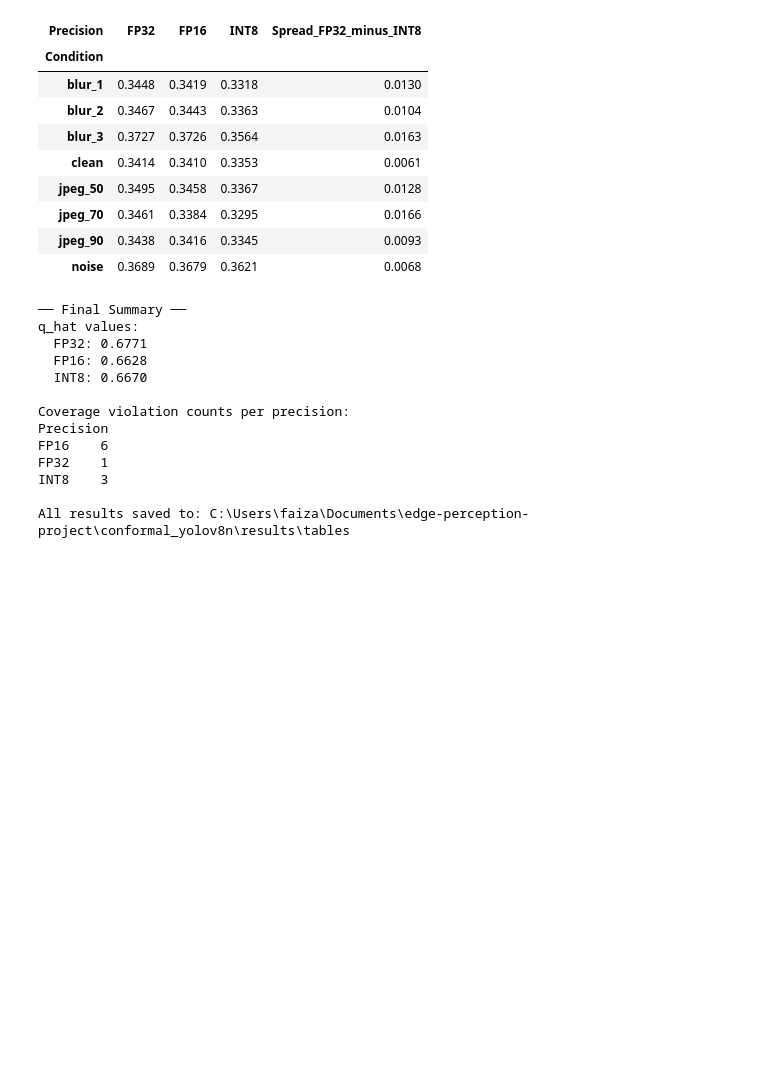
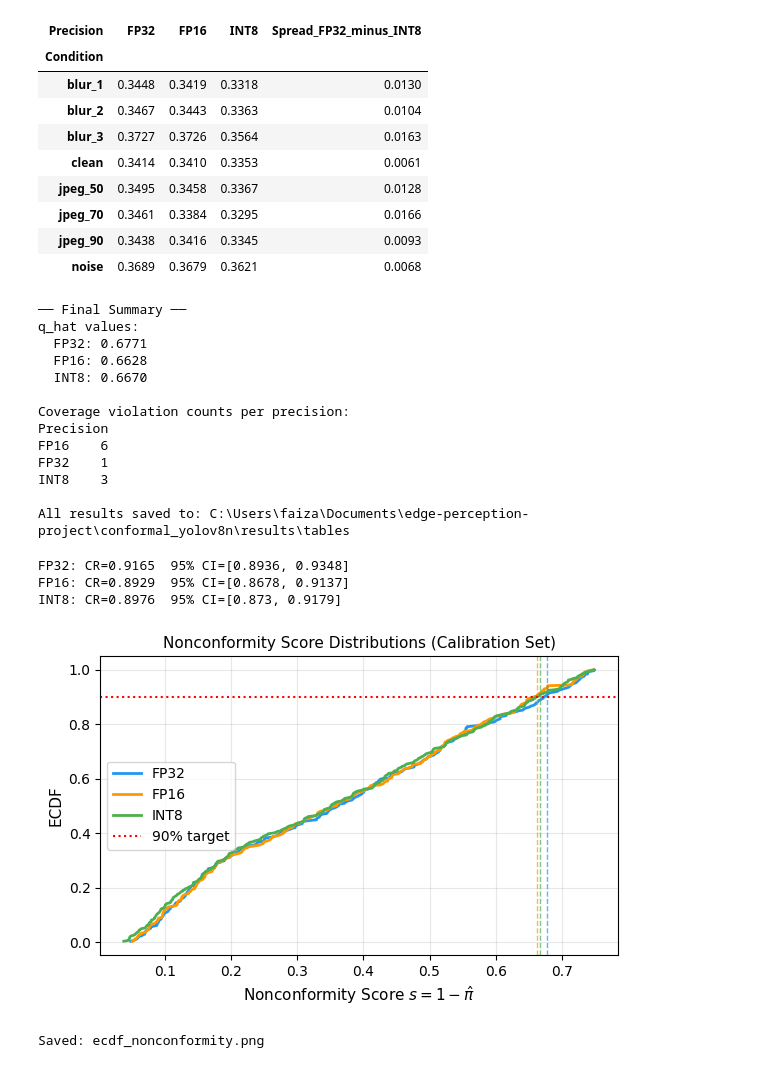
Before and after one commit to FaizanShafi454/edge-perception-quantisation-reliability, a Jupyter notebook: conformal_yolov8n/Phase2_Conformal_Coverage.ipynb, the cells around one changed output. Saved outputs shown, nothing was run; the diff lists cells and outputs as text; code cells hidden in the pictures; blank space fills up the shorter version.

```diff
--- a/conformal_yolov8n/Phase2_Conformal_Coverage.ipynb
+++ b/conformal_yolov8n/Phase2_Conformal_Coverage.ipynb
@@ -878,3 +878,72 @@ FP32    1
 INT8    3
 
 All results saved to: C:\Users\faiza\Documents\edge-perception-project\conformal_yolov8n\results\tables
+# %%
+import numpy as np
+
+def wilson_ci(coverage_rate, n, alpha=0.05):
+    from scipy import stats
+    z = stats.norm.ppf(1 - alpha / 2)
+    p = coverage_rate
+    denom = 1 + z**2 / n
+    centre = (p + z**2 / (2 * n)) / denom
+    margin = (z * np.sqrt(p * (1 - p) / n + z**2 / (4 * n**2))) / denom
+    return round(centre - margin, 4), round(centre + margin, 4)
+
+results = {
+    "FP32": (0.9165, 695),
+    "FP16": (0.8929, 700),
+    "INT8": (0.8976, 703),
+}
+
+for model, (cr, n) in results.items():
+    lo, hi = wilson_ci(cr, n)
+    print(f"{model}: CR={cr}  95% CI=[{lo}, {hi}]")
+# %% [output]
+FP32: CR=0.9165  95% CI=[0.8936, 0.9348]
+FP16: CR=0.8929  95% CI=[0.8678, 0.9137]
+INT8: CR=0.8976  95% CI=[0.873, 0.9179]
+# %%
+import pandas as pd
+import numpy as np
+import matplotlib.pyplot as plt
+
+# Load your calibration data
+calib_fp32 = pd.read_csv('results/tables/calib_fp32.csv')
+calib_fp16 = pd.read_csv('results/tables/calib_fp16.csv')
+calib_int8 = pd.read_csv('results/tables/calib_int8.csv')
+
+# Compute nonconformity scores: s = 1 - confidence
+scores = {
+    'FP32': 1 - calib_fp32['confidence'].values,
+    'FP16': 1 - calib_fp16['confidence'].values,
+    'INT8': 1 - calib_int8['confidence'].values,
+}
+
+colors = {'FP32': '#2196F3', 'FP16': '#FF9800', 'INT8': '#4CAF50'}
+
+fig, ax = plt.subplots(figsize=(6, 4))
+
+for label, s in scores.items():
+    sorted_s = np.sort(s)
+    ecdf = np.arange(1, len(sorted_s) + 1) / len(sorted_s)
+    ax.plot(sorted_s, ecdf, label=label, color=colors[label], linewidth=2)
+
+# Mark the q_hat thresholds
+qhats = {'FP32': 0.6771, 'FP16': 0.6628, 'INT8': 0.6670}
+for label, q in qhats.items():
+    ax.axvline(x=q, color=colors[label], linestyle='--', linewidth=1, alpha=0.7)
+
+ax.axhline(y=0.90, color='red', linestyle=':', linewidth=1.5, label='90% target')
+ax.set_xlabel('Nonconformity Score $s = 1 - \hat{\pi}$', fontsize=11)
+ax.set_ylabel('ECDF', fontsize=11)
+ax.set_title('Nonconformity Score Distributions (Calibration Set)', fontsize=11)
+ax.legend(fontsize=10)
+ax.grid(True, alpha=0.3)
+plt.tight_layout()
+plt.savefig('ecdf_nonconformity.png', dpi=300, bbox_inches='tight')
+plt.show()
+print("Saved: ecdf_nonconformity.png")
+# %% [output]
+[figure, added]
+Saved: ecdf_nonconformity.png
```
